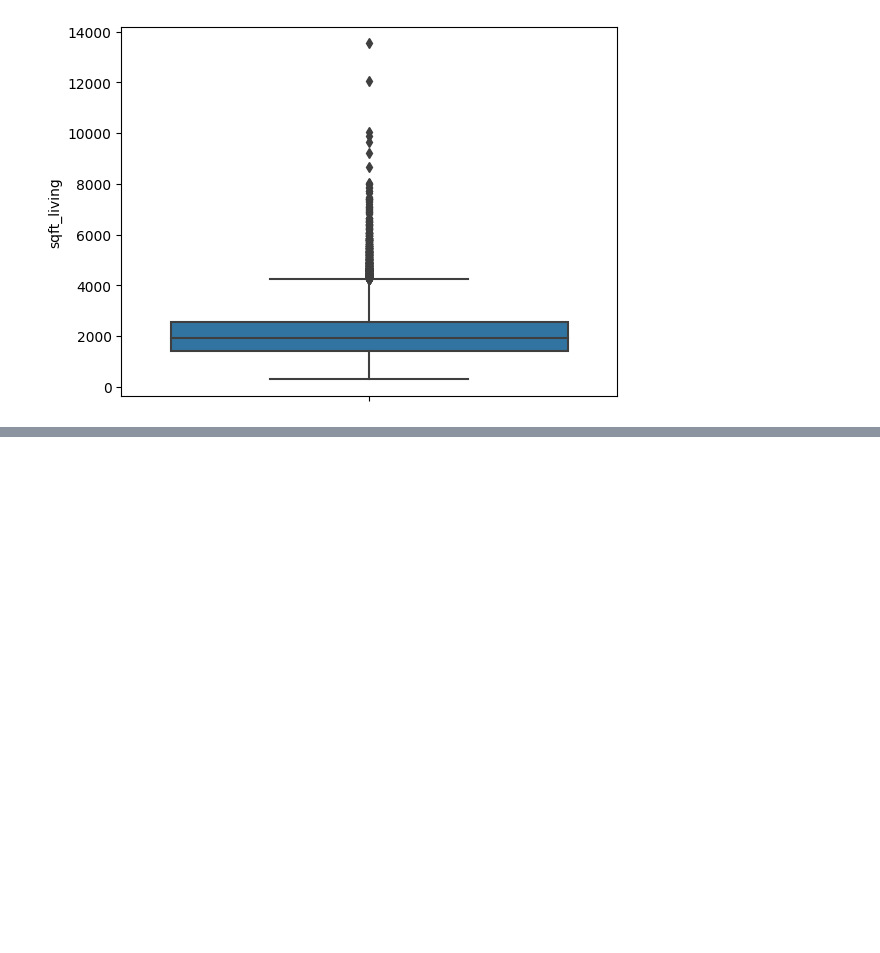
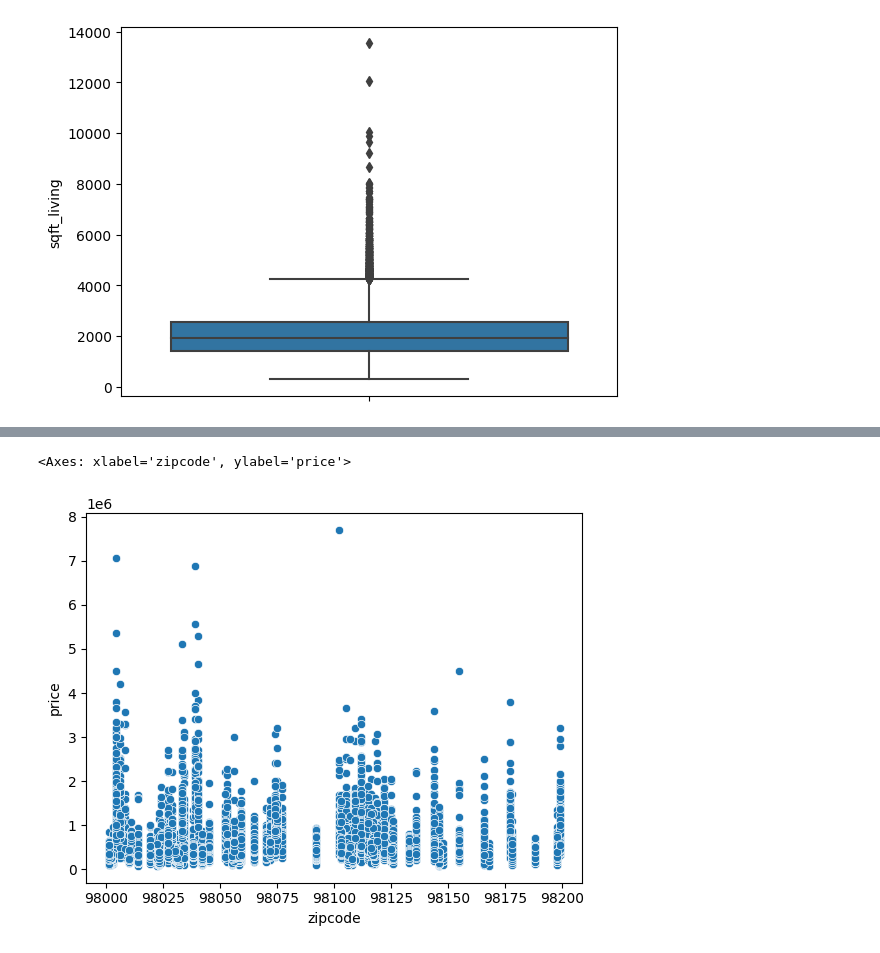
Before and after one commit to CodyDong/schulich_data_science, a Jupyter notebook: Assignment 3.ipynb, the cells around one changed output, grey strips where cells are left out. Drawn from its saved outputs; the diff is of its cells as text; code cells hidden in the pictures; blank space fills up the shorter version.

```diff
--- a/Assignment 3.ipynb
+++ b/Assignment 3.ipynb
@@ -110,0 +130,5 @@ sns.scatterplot(data= house, y= 'price',x='built_yrs')
+# %%
+sns.scatterplot(data= house, y= 'price',x='zipcode')
+# %% [output]
+<Axes: xlabel='zipcode', ylabel='price'>
+[figure, added]
```
Also changed, not shown: parts of 26 cells of this notebook.
